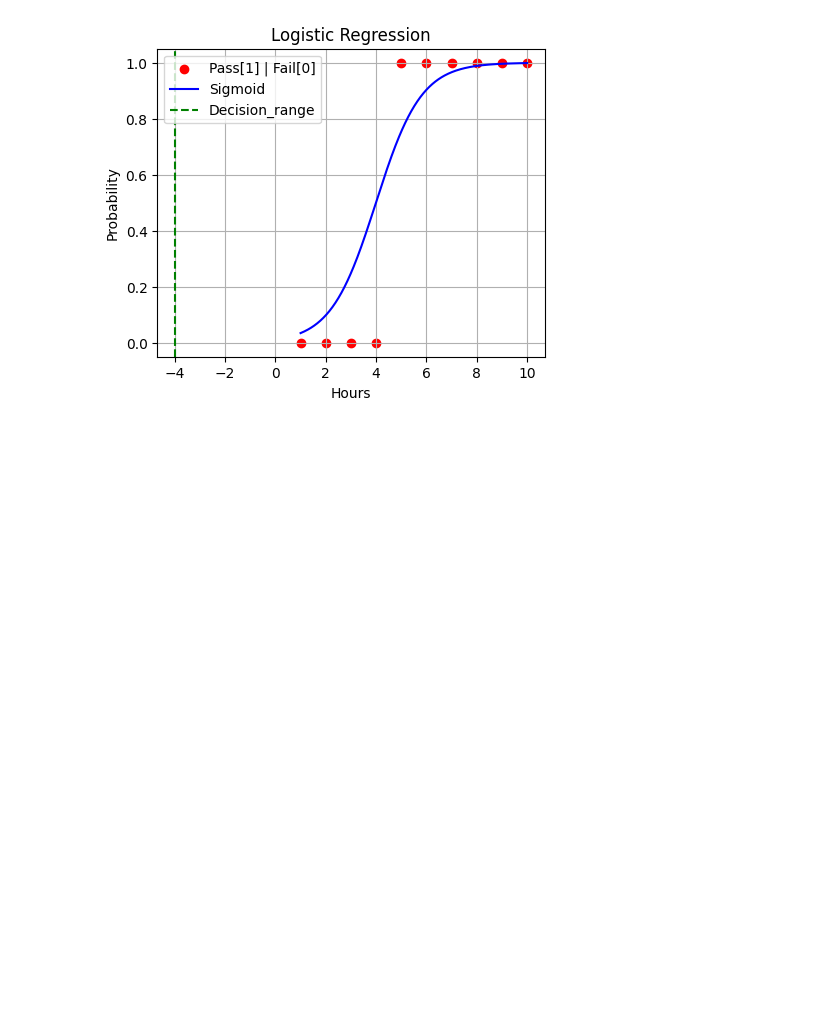
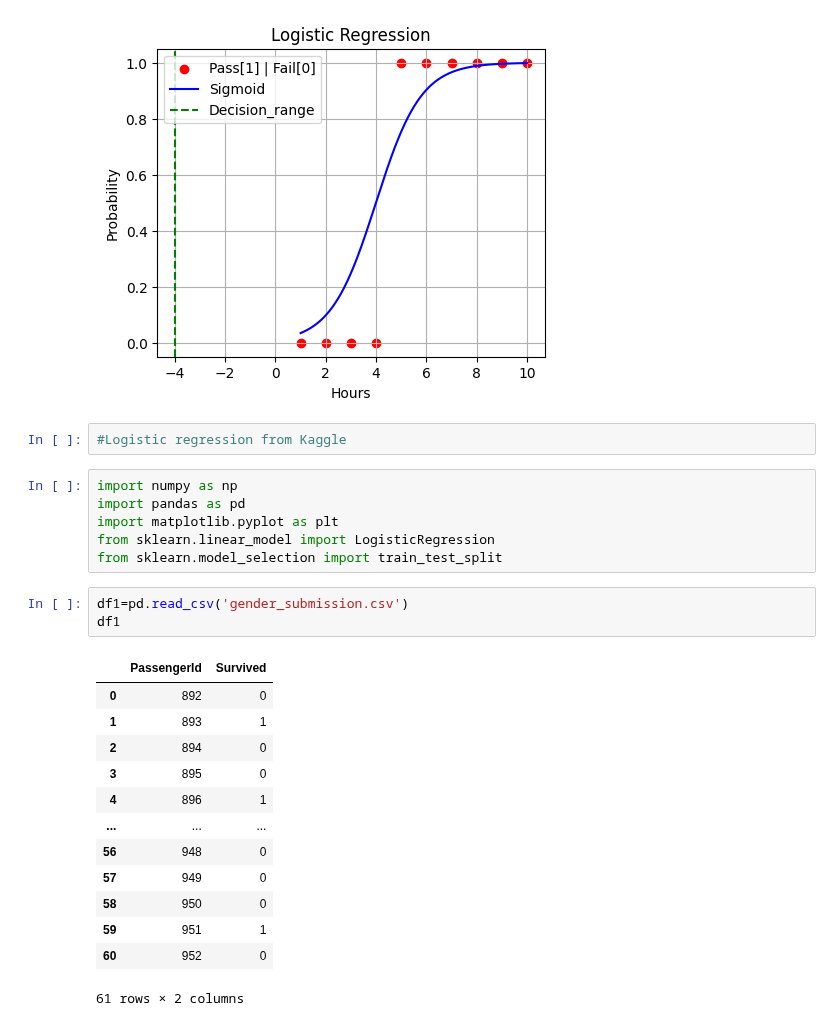
Before and after one commit to VyshnaviKarakatla/machine_learning-notebooks, a Jupyter notebook: 04_logistic_regression(classification).ipynb, the cells around one changed output. Drawn from its saved outputs; the diff is of its cells as text; blank space fills up the shorter version.

```diff
--- a/04_logistic_regression(classification).ipynb
+++ b/04_logistic_regression(classification).ipynb
@@ -49,3 +49,28 @@ plt.legend(loc='upper left')
 plt.show()
 # %% [output]
 [figure]
+# %%
+#Logistic regression from Kaggle
+# %%
+import numpy as np
+import pandas as pd
+import matplotlib.pyplot as plt
+from sklearn.linear_model import LogisticRegression
+from sklearn.model_selection import train_test_split
+# %%
+df1=pd.read_csv('gender_submission.csv')
+df1
+# %% [output]
+|  | PassengerId | Survived |
+| 0 | 892 | 0 |
+| 1 | 893 | 1 |
+| 2 | 894 | 0 |
+| 3 | 895 | 0 |
+| 4 | 896 | 1 |
+| ... | ... | ... |
+| 56 | 948 | 0 |
+| 57 | 949 | 0 |
+| 58 | 950 | 0 |
+| 59 | 951 | 1 |
+| 60 | 952 | 0 |
+61 rows × 2 columns
```
Also changed, not shown: 1 other file.
